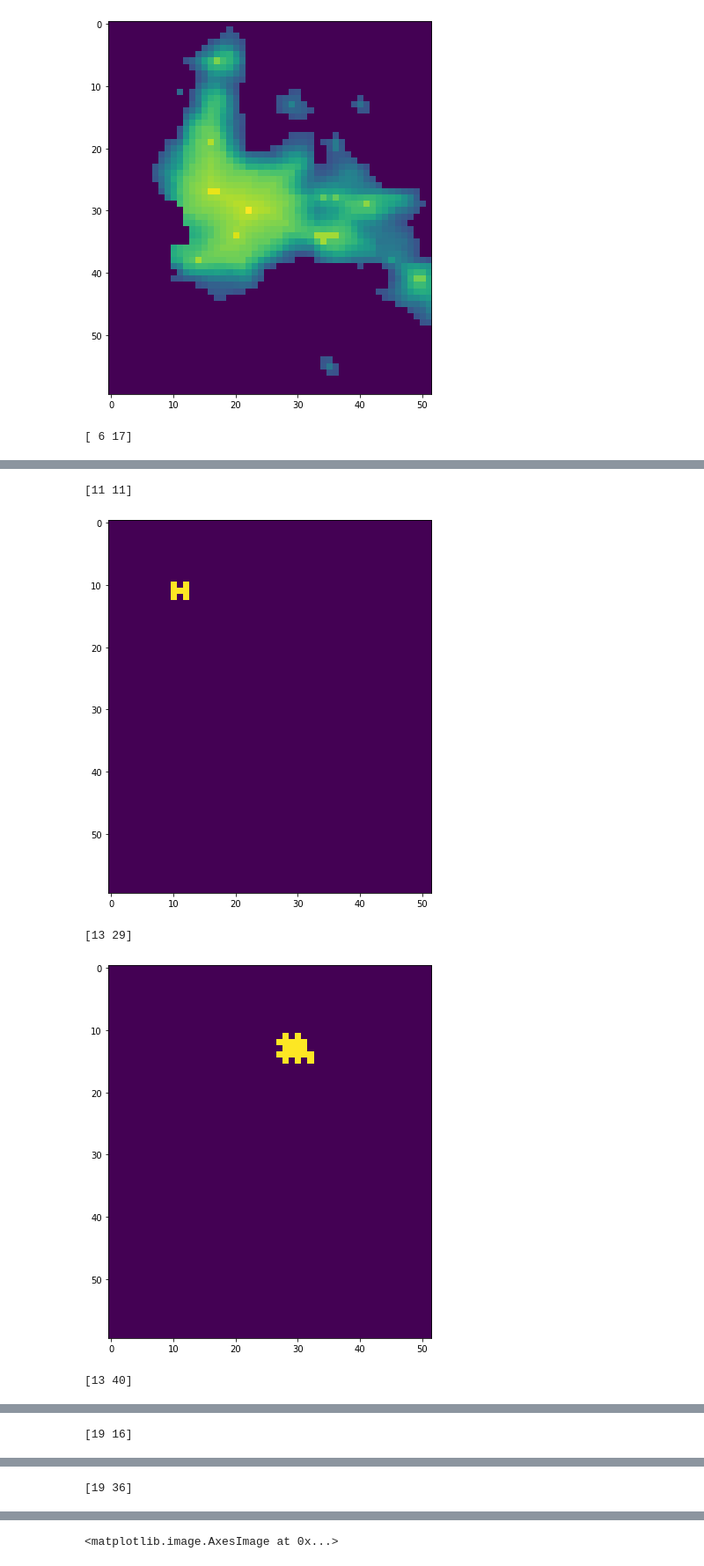
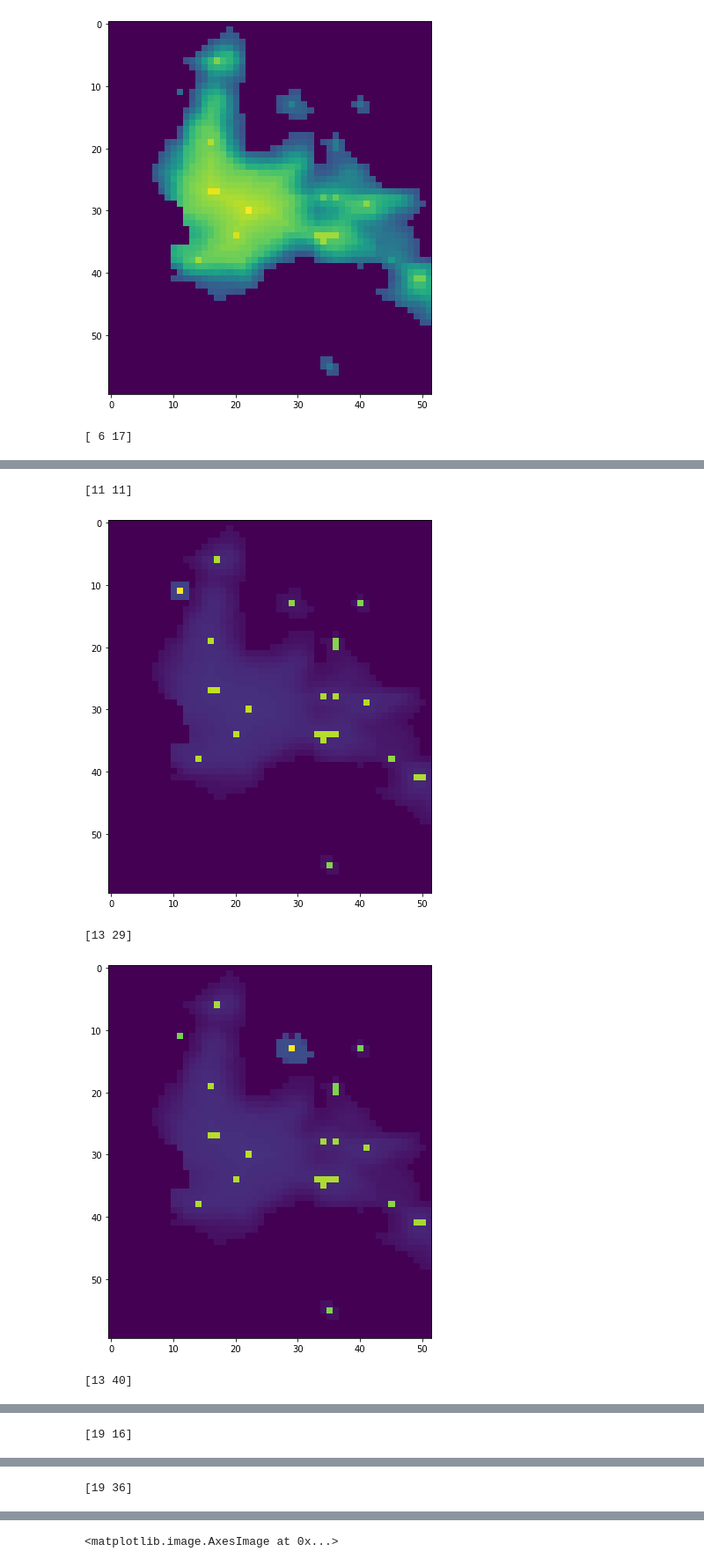
Before and after one commit to rdglpz/optimal_light_sensor_location, a Jupyter notebook: example_optimalLSP.ipynb, the cells around one changed output, grey strips where cells are left out. Shown: that part at 88% size. Drawn from its saved outputs; the diff is of its cells as text; code cells hidden in the pictures.

Commit message:
example with filled patches
In the 13th position, I detected a strange shape with the upper side flat.

```diff
--- a/example_optimalLSP.ipynb
+++ b/example_optimalLSP.ipynb
@@ -140,6 +140,7 @@ for c in coords[1:]:
         for y in range(nonsat.shape[0]):
             for x in range(nonsat.shape[1]):
 
+                #if angle is in right or left side
                 if gm1<90 or gm1>90*3:
                     setA[y][x] = 1 if m1*(x-dx)+dy-y <0 else 0
                 else:
@@ -152,23 +153,28 @@ for c in coords[1:]:
 
         mask = setA*setB
         p = np.array([dy,dx])
-        sc =ps. makeSpatialScatter(p,mask,nonsat)
+        sc =ps.makeSpatialScatter(p,mask,nonsat)
         accum = ps.variogram(sc)
 
         radio = np.sum(np.cumsum((accum/np.sum(accum)))<th)
 
    #    plt.plot(ps.variogram(sc))
+        # we compute the y and x coordinates given the radius and direction
+        for r in np.arange(0,radio,0.1):
+            y = np.int(np.round(r*np.sin(np.radians(direction))))
+            x = np.int(np.round(r*np.cos(np.radians(direction))))
 
-        y = np.int(np.round(radio*np.sin(np.radians(direction))))
-        x = np.int(np.round(radio*np.cos(np.radians(direction))))
+            #we take care of the squared boundaries
+            py = nonsat.shape[0]-1 if dy+y>=nonsat.shape[0] else dy+y
+            px = nonsat.shape[1]-1 if dx+x>=nonsat.shape[1] else dx+x
 
-        py = nonsat.shape[0]-1 if dy+y>=nonsat.shape[0] else dy+y
-        px = nonsat.shape[1]-1 if dx+x>=nonsat.shape[1] else dx+x
+            setC[py,px]=f
 
-        setC[py,px]=f
+    #closed = closing(setC, footprint)
+    #plt.imshow(closed)
 
-    closed = closing(setC, footprint)
-    plt.imshow(closed)
+#    plt.imshow(setC)
+    plt.imshow(nonsat+setC*100+seeds*50)
 
     plt.show()
 # %% [output]
@@ -177,5 +183,5 @@ for c in coords[1:]:
 [11 11]
-[figure, old version]
+[figure, new version]
 [13 29]
-[figure, old version]
+[figure, new version]
 [13 40]
```
Also changed, not shown: parts of 2 cells of this notebook, 1 other file.
